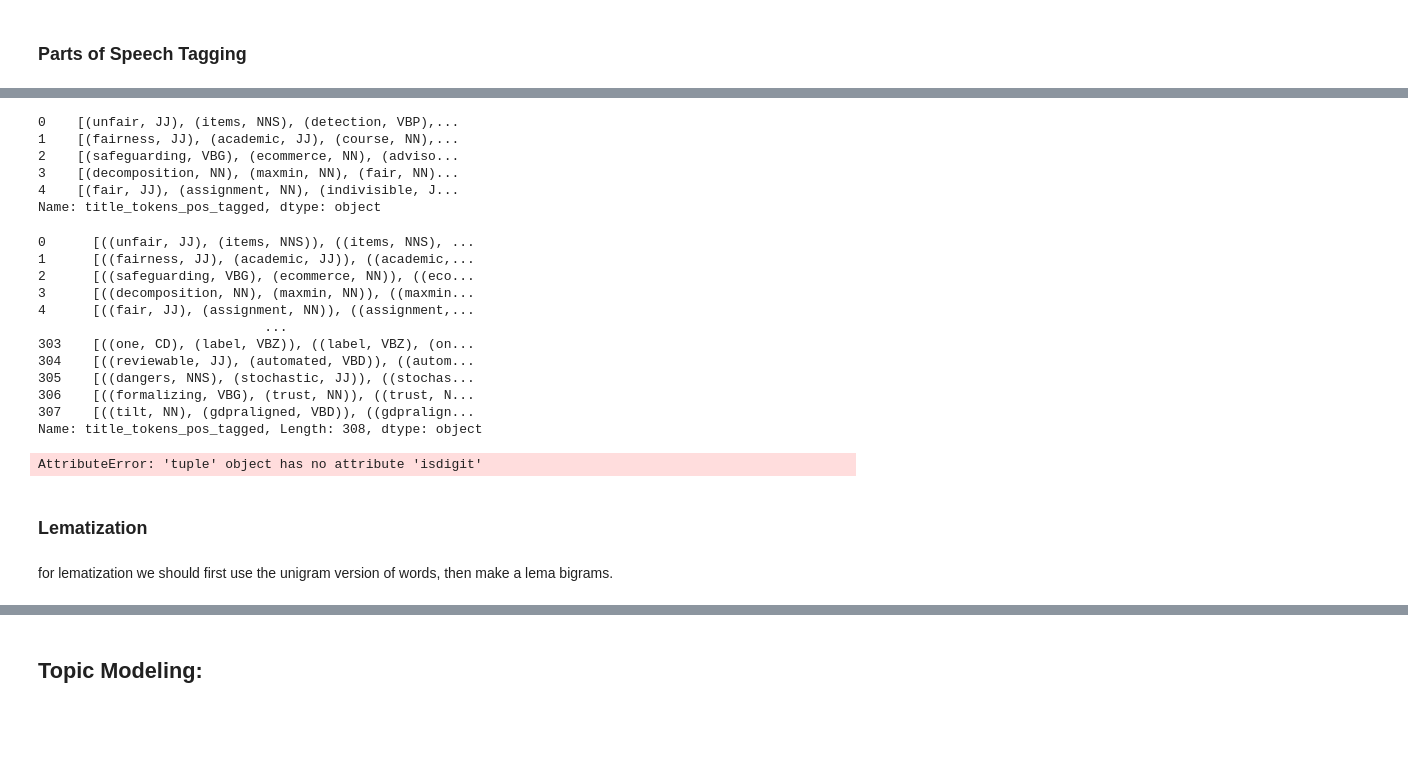
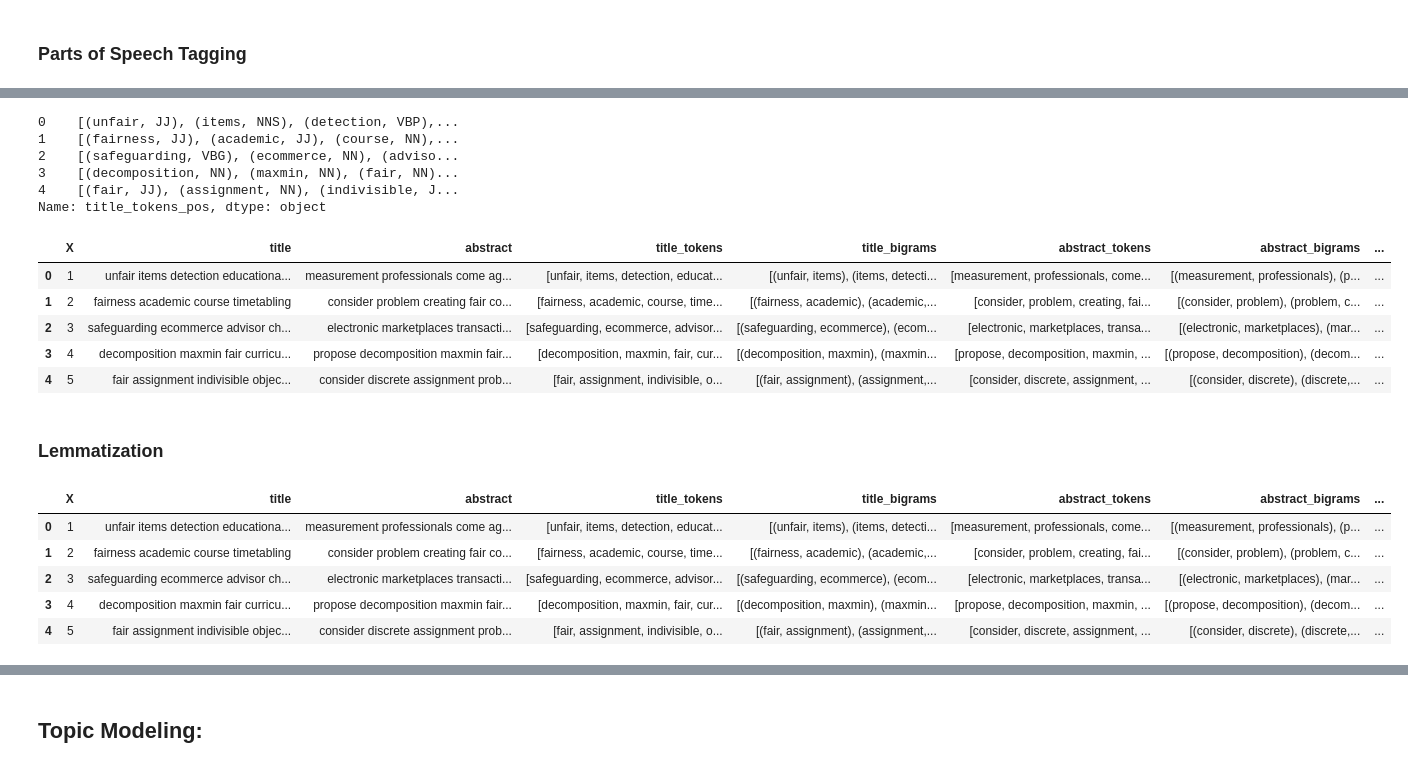
Before and after one commit to dreyjo/info628_Fair-Is, a Jupyter notebook: notebooks/data_preprocessing-topicmodeling_12092021.ipynb, the cells around one changed output, grey strips where cells are left out. Cells and saved outputs as stored; diff of their text form; code cells hidden in the pictures; blank space fills up the shorter version.

Commit message:
pulled licence to local directory, built lemmatization function. Function returns error, need to fix

```diff
--- a/notebooks/data_preprocessing-topicmodeling_12092021.ipynb
+++ b/notebooks/data_preprocessing-topicmodeling_12092021.ipynb
@@ -159,3 +130,0 @@ True
-# %%
-data['title_tokens_pos_tagged'] = nltk.pos_tag(data['title_tokens'])
-data['title_tokens_pos_tagged'].head
@@ -164,3 +140,32 @@ AttributeError: 'list' object has no attribute 'isdigit'
 # %%
 #trying parts of speech tagging with unigram tokens
-data['title_tokens_pos_tagged'] = data['title_tokens'].apply(lambda row: list(nltk.pos_tag(row)))
+data['title_tokens_pos'] = data['title_tokens'].apply(lambda row: list(nltk.pos_tag(row)))
+# %%
+#checking to see if it worked
+data['title_tokens_pos'].head()
+# %% [output]
+0    [(unfair, JJ), (items, NNS), (detection, VBP),...
+1    [(fairness, JJ), (academic, JJ), (course, NN),...
+2    [(safeguarding, VBG), (ecommerce, NN), (adviso...
+3    [(decomposition, NN), (maxmin, NN), (fair, NN)...
+4    [(fair, JJ), (assignment, NN), (indivisible, J...
+Name: title_tokens_pos, dtype: object
+# %%
+#does this also work with bigrams?
+data['title_bigrams_pos'] = data['title_tokens_pos'].apply(lambda row: list(nltk.bigrams(row)))
+# %%
+#now parts of speech tagging for abstracts bigrams
+data['abstract_tokens_pos'] = data['abstract_tokens'].apply(lambda row: list(nltk.pos_tag(row)))
+data['abstract_bigrams_pos'] = data['abstract_tokens_pos'].apply(lambda row: list(nltk.bigrams(row)))
+# %%
+#checking to see if this worked:
+data.head()
+# %% [output]
+|  | X | title | abstract | title_tokens | title_bigrams | abstract_tokens | abstract_bigrams | ... |
+| 0 | 1 | unfair items detection educationa... | measurement professionals come ag... | [unfair, items, detection, educat... | [(unfair, items), (items, detecti... | [measurement, professionals, come... | [(measurement, professionals), (p... | ... |
+| 1 | 2 | fairness academic course timetabling | consider problem creating fair co... | [fairness, academic, course, time... | [(fairness, academic), (academic,... | [consider, problem, creating, fai... | [(consider, problem), (problem, c... | ... |
+| 2 | 3 | safeguarding ecommerce advisor ch... | electronic marketplaces transacti... | [safeguarding, ecommerce, advisor... | [(safeguarding, ecommerce), (ecom... | [electronic, marketplaces, transa... | [(electronic, marketplaces), (mar... | ... |
+| 3 | 4 | decomposition maxmin fair curricu... | propose decomposition maxmin fair... | [decomposition, maxmin, fair, cur... | [(decomposition, maxmin), (maxmin... | [propose, decomposition, maxmin, ... | [(propose, decomposition), (decom... | ... |
+| 4 | 5 | fair assignment indivisible objec... | consider discrete assignment prob... | [fair, assignment, indivisible, o... | [(fair, assignment), (assignment,... | [consider, discrete, assignment, ... | [(consider, discrete), (discrete,... | ... |
+# %% [markdown]
+### Lemmatization
@@ -167,9 +188,9 @@ data['title_tokens_pos_tagged'] = data['title_tokens'].apply(lambda row: list(nl
 # %%
-data['title_tokens_pos_tagged'].head()
+data.head()
 # %% [output]
-0    [(unfair, JJ), (items, NNS), (detection, VBP),...
-1    [(fairness, JJ), (academic, JJ), (course, NN),...
-2    [(safeguarding, VBG), (ecommerce, NN), (adviso...
-3    [(decomposition, NN), (maxmin, NN), (fair, NN)...
-4    [(fair, JJ), (assignment, NN), (indivisible, J...
-Name: title_tokens_pos_tagged, dtype: object
+|  | X | title | abstract | title_tokens | title_bigrams | abstract_tokens | abstract_bigrams | ... |
+| 0 | 1 | unfair items detection educationa... | measurement professionals come ag... | [unfair, items, detection, educat... | [(unfair, items), (items, detecti... | [measurement, professionals, come... | [(measurement, professionals), (p... | ... |
+| 1 | 2 | fairness academic course timetabling | consider problem creating fair co... | [fairness, academic, course, time... | [(fairness, academic), (academic,... | [consider, problem, creating, fai... | [(consider, problem), (problem, c... | ... |
+| 2 | 3 | safeguarding ecommerce advisor ch... | electronic marketplaces transacti... | [safeguarding, ecommerce, advisor... | [(safeguarding, ecommerce), (ecom... | [electronic, marketplaces, transa... | [(electronic, marketplaces), (mar... | ... |
+| 3 | 4 | decomposition maxmin fair curricu... | propose decomposition maxmin fair... | [decomposition, maxmin, fair, cur... | [(decomposition, maxmin), (maxmin... | [propose, decomposition, maxmin, ... | [(propose, decomposition), (decom... | ... |
+| 4 | 5 | fair assignment indivisible objec... | consider discrete assignment prob... | [fair, assignment, indivisible, o... | [(fair, assignment), (assignment,... | [consider, discrete, assignment, ... | [(consider, discrete), (discrete,... | ... |
@@ -178,24 +196,0 @@ test = data['title_tokens_pos_tagged'].apply(lambda row: list(nltk.bigrams(row))
-# %%
-print(test)
-# %% [output]
-0      [((unfair, JJ), (items, NNS)), ((items, NNS), ...
-1      [((fairness, JJ), (academic, JJ)), ((academic,...
-2      [((safeguarding, VBG), (ecommerce, NN)), ((eco...
-3      [((decomposition, NN), (maxmin, NN)), ((maxmin...
-4      [((fair, JJ), (assignment, NN)), ((assignment,...
-                             ...
-303    [((one, CD), (label, VBZ)), ((label, VBZ), (on...
-304    [((reviewable, JJ), (automated, VBD)), ((autom...
-305    [((dangers, NNS), (stochastic, JJ)), ((stochas...
-306    [((formalizing, VBG), (trust, NN)), ((trust, N...
-307    [((tilt, NN), (gdpraligned, VBD)), ((gdpralign...
-Name: title_tokens_pos_tagged, Length: 308, dtype: object
-# %%
-#does this also work with bigrams?
-data['title_tokens_pos_bigrams'] = data['title_tokens_bigrams'].apply(lambda row: list(nltk.pos_tag(row)))
-# %% [output]
-AttributeError: 'tuple' object has no attribute 'isdigit'
-# %% [markdown]
-### Lematization
-# %% [markdown]
-for lematization we should first use the unigram version of words, then make a lema bigrams.
```
Also changed, not shown: parts of 25 cells of this notebook.
